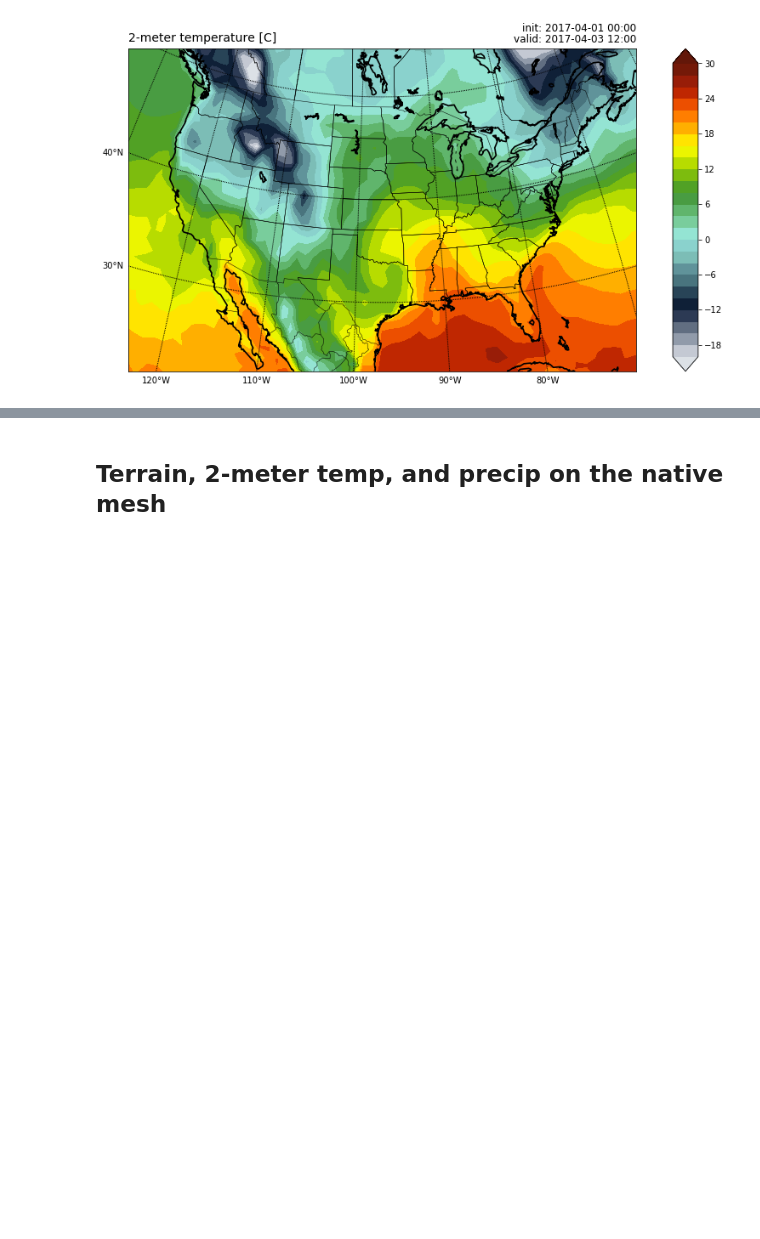
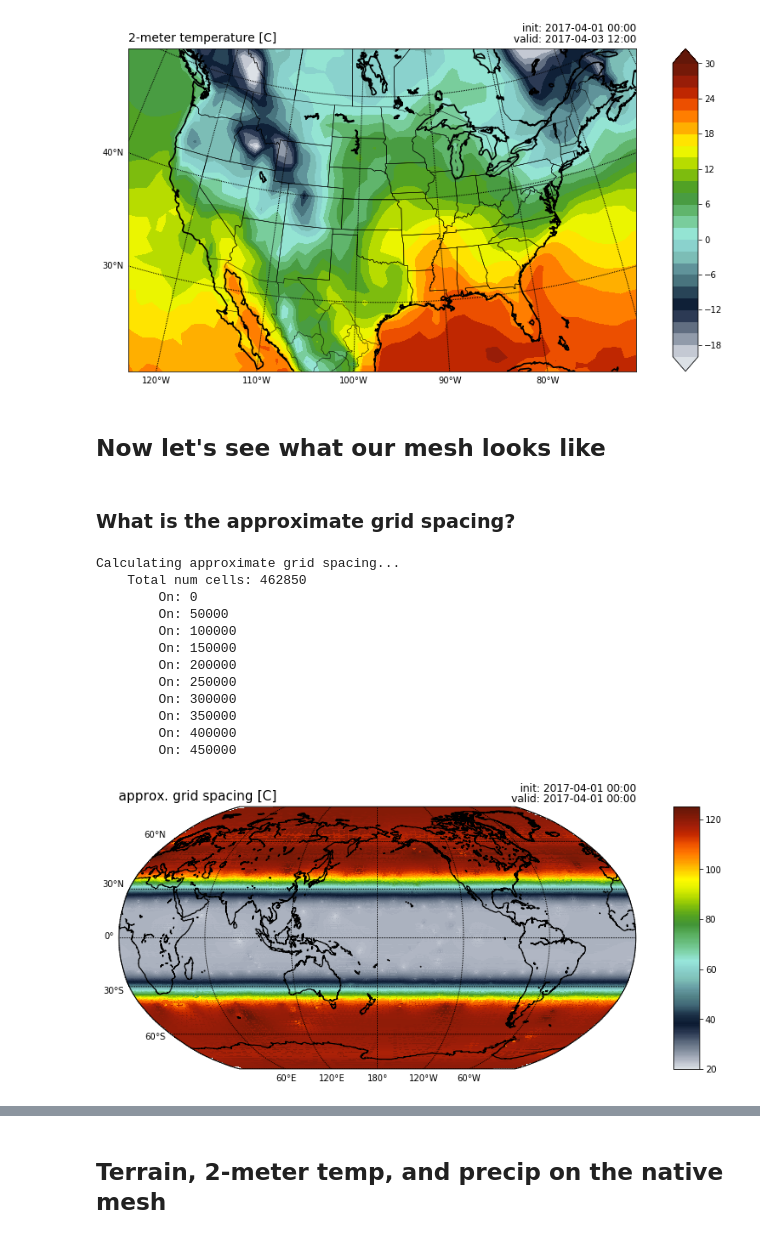
Before and after one commit to njweber2/mpas_python-1, a Jupyter notebook: scripts/test_mpas_tools.ipynb, the cells around one changed output, grey strips where cells are left out. Drawn from its saved outputs; the diff is of its cells as text; code cells hidden in the pictures; blank space fills up the shorter version.

```diff
--- a/scripts/test_mpas_tools.ipynb
+++ b/scripts/test_mpas_tools.ipynb
@@ -126,3 +123,46 @@ plt.show()
 # %% [output]
 Interpolating t2m to 1.0-deg grid
 [figure]
+# %% [markdown]
+## Now let's see what our mesh looks like
+# %% [markdown]
+### What is the approximate grid spacing?
+# %%
+from plotting_mpas_mesh import pcolor_on_mesh  # function for MPASraw class
+from color_maker.color_maker import color_map   # local, custom colormaps
+
+mpas_fcst.approx_dx()
+# # Make our desired 1-degree grid
+# lats = np.arange(-90, 91, 1)
+# lons = np.arange(0, 360, 1)
+
+# Get the interpolated field
+vdate = datetime(2017,4,3,12)
+# dx = mpas_fcst.interp_field('dx', vdate, lats=lats, lons=lons)
+
+# Plot it on a map!
+fig, ax, cax, m = draw_fig_axes(proj='robinGlobal')
+#fig, ax, cax, m = draw_fig_axes(proj='orthoAmerEQ')
+longrd, latgrd = np.meshgrid(lons, lats)
+x, y = m(longrd, latgrd)
+# simple_contourf(m, ax, cax, x, y, dx, levs=np.arange(20,126,5), varname='approx. grid spacing',
+#                 idate=mpas_fcst.idate, vdate=mpas_fcst.idate, units='km')
+picklefile = '{}/robin_global_24k_mesh.pckl'.format(workdir)
+pcolor_on_mesh(m, ax, cax, mpas_fcst, var='dx', vmin=20., vmax=125., time=0,
+               cmap=color_map('ncar_temp'), title='approx. grid spacing [C]',
+               picklefile=picklefile)
+plt.show()
+# %% [output]
+Calculating approximate grid spacing...
+    Total num cells: 462850
+        On: 0
+        On: 50000
+        On: 100000
+        On: 150000
+        On: 200000
+        On: 250000
+        On: 300000
+        On: 350000
+        On: 400000
+        On: 450000
+[figure, added]
```
Also changed, not shown: parts of 6 cells of this notebook, 6 other files.
